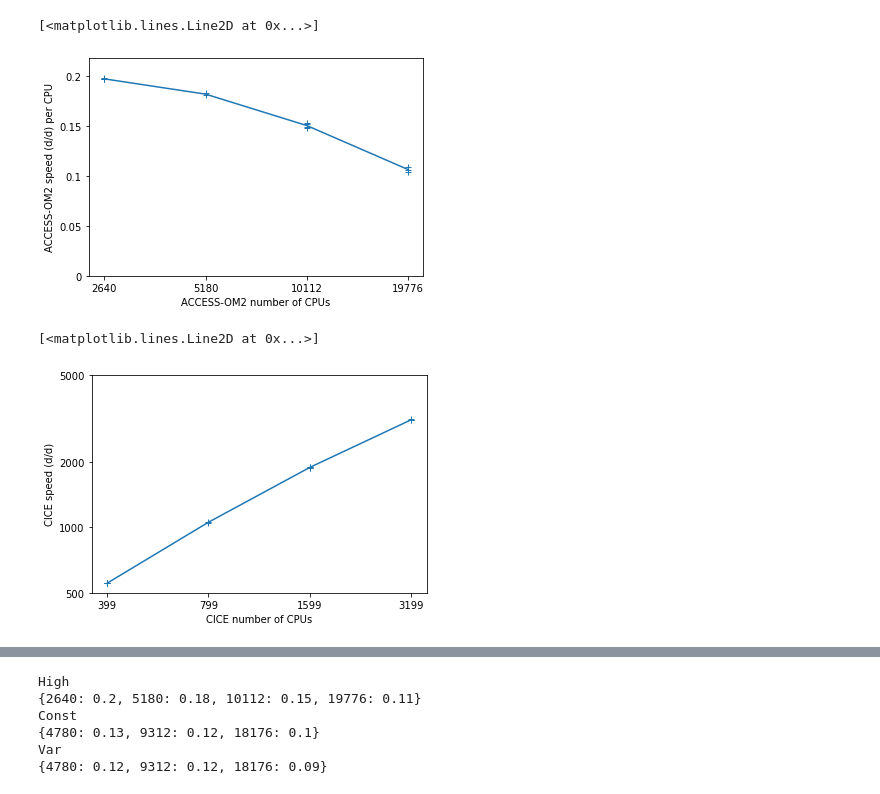
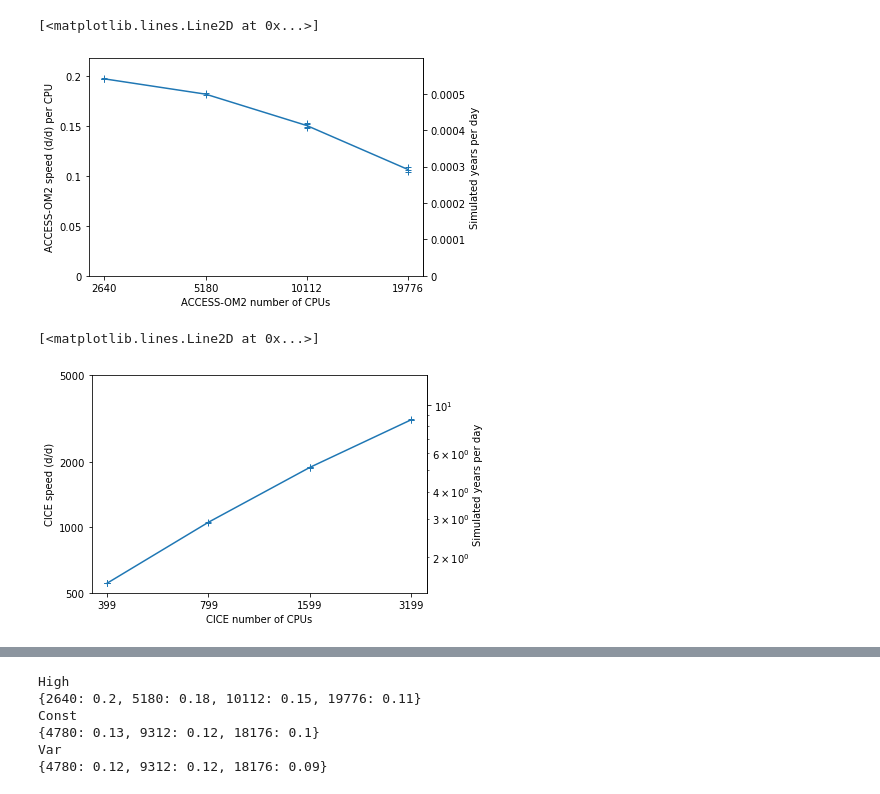
Before and after one commit to penguian/performance-analysis, a Jupyter notebook: plot_access_om2_scaling.ipynb, the cells around one changed output, grey strips where cells are left out. Drawn from its saved outputs; the diff is of its cells as text; code cells hidden in the pictures.

```diff
--- a/plot_access_om2_scaling.ipynb
+++ b/plot_access_om2_scaling.ipynb
@@ -49,18 +57,20 @@ ppd.plot_by_xy_labels_fn(
 # %%
-ppd.plot_by_xy_labels_fn(
+pas.plot_by_xy_labels_fn(
     pas.semilogx_om2_speed_per_cpu_by_ncpus,
     "om2_ncpus",
     data=high_ice_ncpus,
-    yticks=[0,0.05,0.1,0.15,0.2])
+    yticks=[0,0.05,0.1,0.15,0.2],
+    right_yticks=[n/10000.0 for n in range(6)])
 # %% [output]
 [<matplotlib.lines.Line2D at 0x...>]
-[figure, old version]
+[figure, new version]
 # %%
-ppd.plot_by_xy_labels_fn(
+pas.plot_by_xy_labels_fn(
     pas.loglog_ice_speed_by_ncpus,
     "ice_ncpus",
     data=high_ice_ncpus,
-    yticks=[500,1000,2000,5000])
+    yticks=[500,1000,2000,5000],
+    right_yticks=[1,2,5,10,20])
 # %% [output]
 [<matplotlib.lines.Line2D at 0x...>]
-[figure, old version]
+[figure, new version]
```
Also changed, not shown: parts of 17 cells of this notebook, 5 other files.
